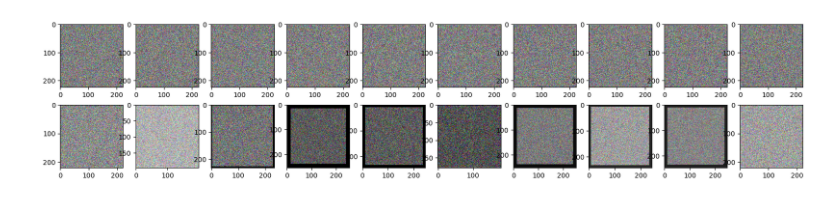
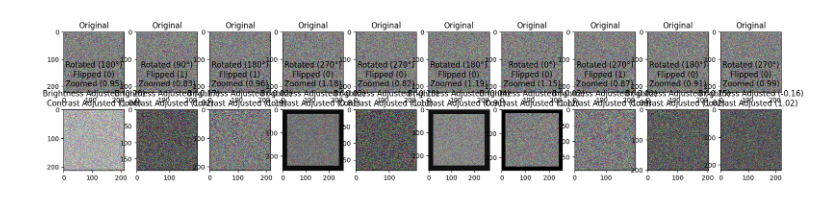
Before and after one commit to etuckerman/CNN-Image-Classification-Architecture, a Jupyter notebook: CNN_Image_Classification_Architecture.ipynb, the cells around one changed output. Drawn from its saved outputs; the diff is of its cells as text; code cells hidden in the pictures.

```diff
--- a/CNN_Image_Classification_Architecture.ipynb
+++ b/CNN_Image_Classification_Architecture.ipynb
@@ -36,7 +36,8 @@ def random_rotation(image):
     Returns:
     tf.Tensor: The rotated image tensor.
     """
-    return tf.image.rot90(image, tf.random.uniform(shape=[], minval=0, maxval=4, dtype=tf.int32))
+    angle = tf.random.uniform(shape=[], minval=0, maxval=4, dtype=tf.int32)
+    return tf.image.rot90(image, angle), angle
 
 # Define a function to apply random flipping
 def random_flipping(image):
@@ -49,7 +50,8 @@ def random_flipping(image):
     Returns:
     tf.Tensor: The flipped image tensor.
     """
-    return tf.image.random_flip_left_right(image)
+    flip = tf.random.uniform(shape=[], minval=0, maxval=2, dtype=tf.int32)
+    return tf.image.random_flip_left_right(image), flip
 
 # Define a function to apply random zooming
 def random_zooming(image):
@@ -63,7 +65,7 @@ def random_zooming(image):
     tf.Tensor: The zoomed image tensor.
     """
     scale = tf.random.uniform(shape=[], minval=0.8, maxval=1.2, dtype=tf.float32)
-    return tf.image.resize_with_crop_or_pad(image, int(image.shape[0] * scale), int(image.shape[1] * scale))
+    return tf.image.resize_with_crop_or_pad(image, int(image.shape[0] * scale), int(image.shape[1] * scale)), scale
 
 # Define a function to apply random brightness
 def random_brightness(image):
@@ -77,7 +79,7 @@ def random_brightness(image):
     tf.Tensor: The image tensor with random brightness.
     """
     delta = tf.random.uniform(shape=[], minval=-0.2, maxval=0.2, dtype=tf.float32)
-    return tf.image.adjust_brightness(image, delta)
+    return tf.image.adjust_brightness(image, delta), delta
 
 # Define a function to apply random contrast
 def random_contrast(image):
@@ -91,16 +93,16 @@ def random_contrast(image):
     tf.Tensor: The image tensor with random contrast.
     """
     contrast_factor = tf.random.uniform(shape=[], minval=0.8, maxval=1.2, dtype=tf.float32)
-    return tf.image.adjust_contrast(image, contrast_factor)
+    return tf.image.adjust_contrast(image, contrast_factor), contrast_factor
 
 # Define a function to apply multiple augmentations
 def apply_augmentations(image):
-    image = random_rotation(image)
-    image = random_flipping(image)
-    image = random_zooming(image)
-    image = random_brightness(image)
-    image = random_contrast(image)
-    return image
+    image, angle = random_rotation(image)
+    image, flip = random_flipping(image)
+    image, scale = random_zooming(image)
+    image, delta = random_brightness(image)
+    image, contrast_factor = random_contrast(image)
+    return image, angle, flip, scale, delta, contrast_factor
 
 # Generate a sample dataset
 num_images = 10
@@ -112,8 +114,10 @@ augmented_dataset = dataset.map(apply_augmentations)
 
 # Display the original and augmented images
 fig, axs = plt.subplots(2, num_images, figsize=(20, 4))
-for i, (original_image, augmented_image) in enumerate(zip(dataset, augmented_dataset)):
+for i, (original_image, (augmented_image, angle, flip, scale, delta, contrast_factor)) in enumerate(zip(dataset, augmented_dataset)):
     axs[0, i].imshow(original_image)
-    axs[1, i].imshow(augmented_image)
+    axs[0, i].set_title('Original')
+    axs[1, i].imshow(tf.clip_by_value(augmented_image, 0, 1))  # Clip values to avoid data clipping warnings
+    axs[1, i].set_title(f'Rotated ({angle * 90}°)\nFlipped ({flip})\nZoomed ({scale:.2f})\nBrightness Adjusted ({delta:.2f})\nContrast Adjusted ({contrast_factor:.2f})')
 plt.show()
 # %% [output]
@@ -128 +124 @@ WARNING:matplotlib.image:Clipping input data to the valid range for imshow with
-[figure, old version]
+[figure, new version]
```
Also changed, not shown: parts of 1 cell of this notebook.
